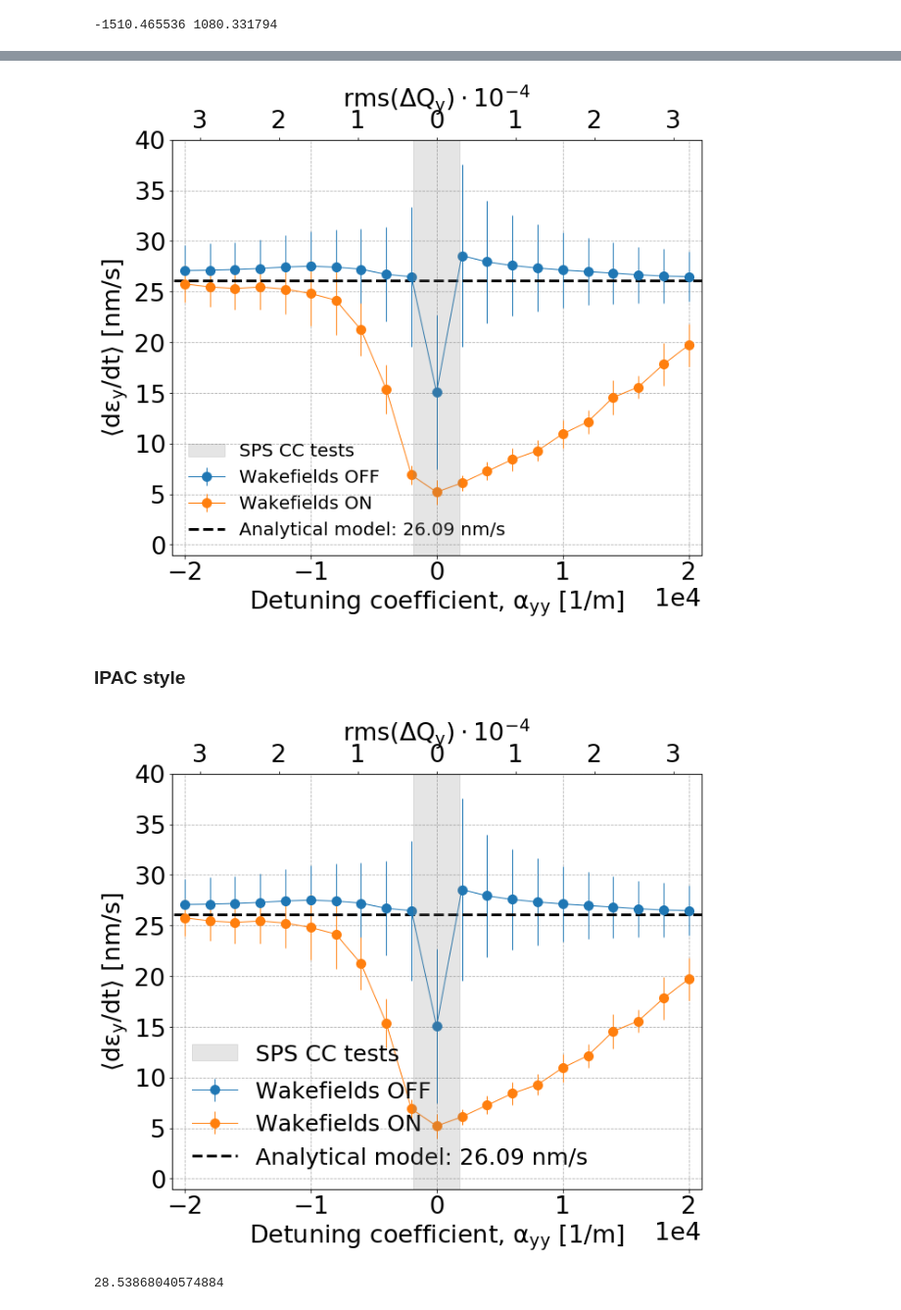
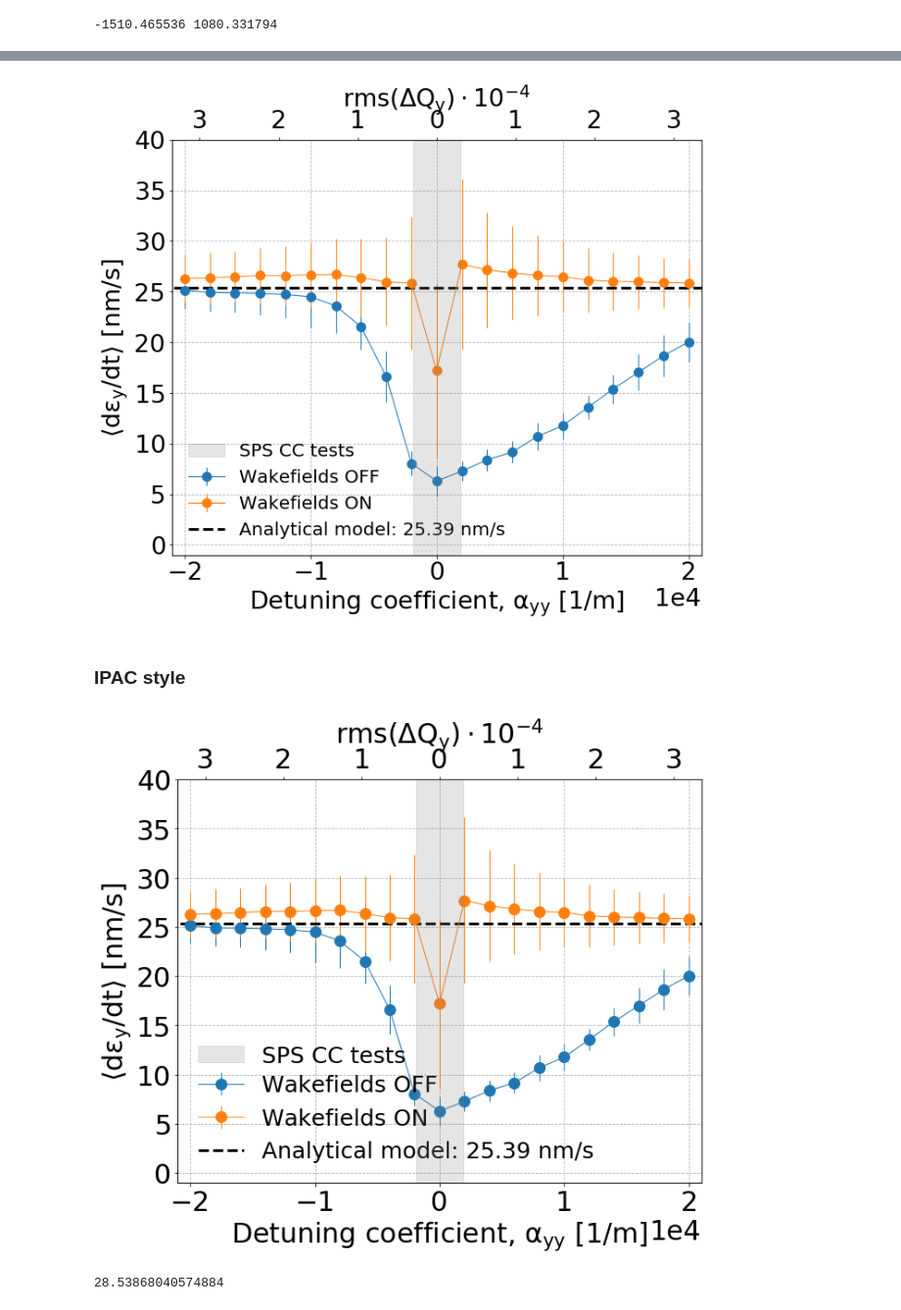
Before and after one commit to natriant/cc_rf_noise_pyheadtail, a Jupyter notebook: post_process_analysis/studies_with_sets_of_kicks/job004f_plot_loadFromPickles_dey_scanOverAyy_NowakesVSwakes.ipynb, the cells around one changed output, grey strips where cells are left out. Shown at 98% size. Drawn from its saved outputs; the diff is of its cells as text; code cells hidden in the pictures.

```diff
--- a/post_process_analysis/studies_with_sets_of_kicks/job004f_plot_loadFromPickles_dey_scanOverAyy_NowakesVSwakes.ipynb
+++ b/post_process_analysis/studies_with_sets_of_kicks/job004f_plot_loadFromPickles_dey_scanOverAyy_NowakesVSwakes.ipynb
@@ -55,9 +55,9 @@ print(len(my_variables))
 # %%
 path_to_data = './'
 QpxQpy="1"
-study_name = f'deyRates_updated_sps_270GeV_PN1e-8_400MHz_wakesOFFvsON_QpxQpy{QpxQpy}_6D_Nb5e5_turns1e5_ayyScan' # title for save figures
-study_name_1 = f'deyRates_updated_sps_270GeV_PN1e-8_400MHz_wakesOFF_QpxQpy{QpxQpy}_6D_Nb5e5_turns1e5_ayyScan'
-study_name_2 = f'deyRates_updated_sps_270GeV_PN1e-8_400MHz_wakesON_QpxQpy{QpxQpy}_6D_Nb5e5_turns1e5_ayyScan'
+study_name = f'deyRates_updated_sps_270GeV_PN1e-8_400MHz_wakesOFFvsON_QpxQpy{QpxQpy}_6D_Nb5e5_turns1e5_4sigmat1_7ns_ayyScan' # title for save figures
+study_name_1 = f'deyRates_updated_sps_270GeV_CC_PN_400MHz_wakesON_QpxQpy{QpxQpy}_6D_Nb5e5_turns1e5_4sigmat1_7ns_ayyScan'
+study_name_2 = f'deyRates_updated_sps_270GeV_CC_PN_400MHz_wakesOFF_QpxQpy{QpxQpy}_6D_Nb5e5_turns1e5_4sigmat1_7ns_ayyScan'
 noise_type = 'PN'
 
 my_df_1 = pickle.load( open(path_to_data+study_name_1+'.pkl', "rb" ))
@@ -156,7 +156,7 @@ gamma_0 = 287.8
 beta_0 = np.sqrt(1 - 1/gamma_0**2)
 circumference = 6911.5623 # m
 frev = 299792458/circumference # Hz
-tau = 1.6e-9 # 4 sigma_t [s]
+tau = 1.7e-9 # 4 sigma_t [s]
 sigma_z = clight*tau/4 #0.155  # m
 print(f'sigma_z = {sigma_z} m')
 f_CC = 400e6 # CC frequency in Hz
@@ -248,7 +248,7 @@ if savefig:
 #Load the bunch, you need to activate a Pyheadtail version v1.13 or newer
 path_to_bunch = '/afs/cern.ch/work/n/natriant/private/pyheadtail_example_crabcavity/'
 path_to_bunch='./'
-bunch = pickle.load(open(path_to_bunch+'bunch_emity2.3um', 'rb')) # you need to activate an environment with pyhedtail version at least v1.13.5
+bunch = pickle.load(open(path_to_bunch+'bunch', 'rb')) # you need to activate an environment with pyhedtail version at least v1.13.5
 # %% [output]
 PyHEADTAIL v1.13.5
 # %%
@@ -457,14 +457,14 @@ plt.tight_layout()
 ax.legend(loc=3, frameon=False, handles=[err1, err2, theory]) # for CC PN
 #ax.legend(loc=3, frameon=False, handles=[err1, err2]) # for dipolar noise
 
-ax2.legend(bbox_to_anchor=(0., 0.01, 0.6, 0.3), frameon=False) # for CC PN
+ax2.legend(bbox_to_anchor=(0., 0.1, 0.6, 0.3), frameon=False, loc='center left') # for CC PN
 #ax2.legend(bbox_to_anchor=(0., 0.01, 0.6, 0.23), frameon=False) # for dipolar noise
 
 savefig = False
 if savefig:
     plt.savefig(f'./figures/{study_name}_vs_TuneSpreadvsExpectedSPS.png', bbox_inches='tight')
 # %% [output]
-[figure, old version]
+[figure, new version]
 # %% [markdown]
 ### IPAC style
 # %%
@@ -534,35 +534,35 @@ ax2.set_xlim(-np.max(Dqy_rms)-21000*2*rms_Jy_init*1e4, np.max(Dqy_rms)+21000*2*r
 labels = ax.get_xticks()
 
 
 ax.set_yticks(np.arange(0,45,5))
 ax2.set_xticks(np.arange(-3, 4,1))
 ax2.set_xticklabels(np.abs((np.arange(-3, 4,1))))
 
 
 ax.set_ylim(-1, 40)
 
 ax.grid(linestyle='dashed')
 
 ax.set_ylabel(r'$\mathrm{\langle d\epsilon_y / dt \rangle \ [nm/s]}$')
 ax.set_xlabel('Detuning coefficient, '+r'$\mathrm{\alpha_{yy} \ [1/m]}$')
 ax.ticklabel_format(axis='x', style='sci', scilimits=(4,4))
 
 ax2.set_xlabel(r'$\mathrm{rms(\Delta Q_y) \cdot 10^{-4}}$', y=15)
 plt.tight_layout()
 
 
 # legends
 ax.legend(loc=3, frameon=False, handles=[err1, err2, theory], fontsize=25) # for CC PN
 #ax.legend(loc=3, frameon=False, handles=[err1, err2]) # for dipolar noise
 
-ax2.legend(bbox_to_anchor=(0., 0.1, 0.6, 0.3), frameon=False, fontsize=25) # for CC PN
+ax2.legend(bbox_to_anchor=(0., 0.165, 0.6, 0.3), frameon=False, fontsize=25,  loc='center left') # for CC PN
 #ax2.legend(bbox_to_anchor=(0., 0.01, 0.6, 0.23), frameon=False) # for dipolar noise
 
 savefig = False
 if savefig:
     plt.savefig(f'./figures/{study_name}_vs_TuneSpreadvsExpectedSPS_IPAC.png', bbox_inches='tight')
 # %% [output]
-[figure, old version]
+[figure, new version]
 # %%
 np.mean(my_df_1['ayy_2000.0']['m'])*1e9
 # %% [output]
```
Also changed, not shown: parts of 8 cells of this notebook, 7 other files.
